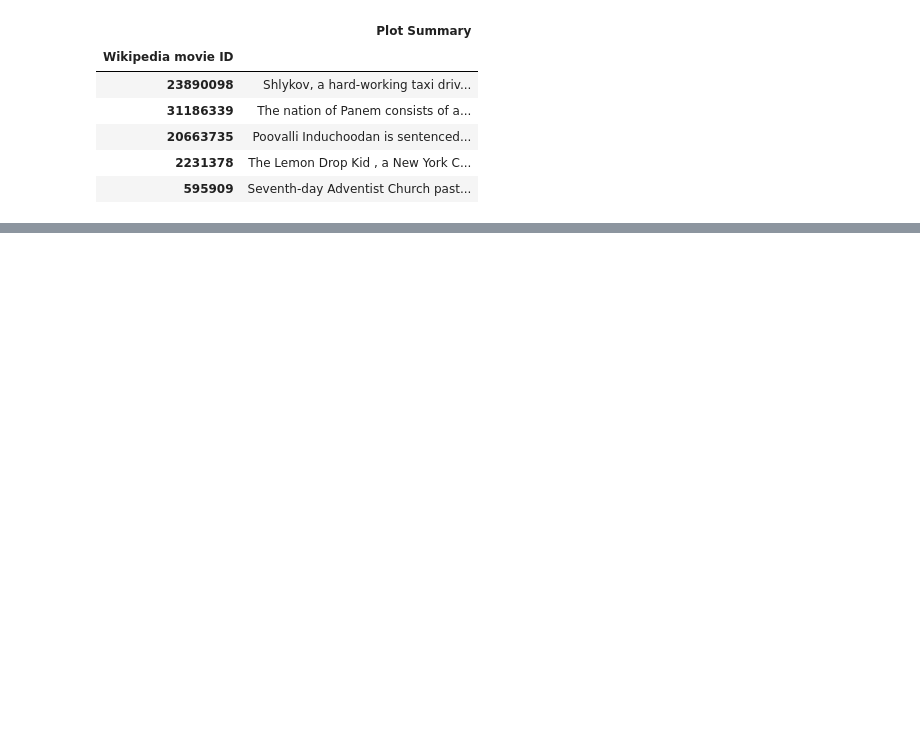
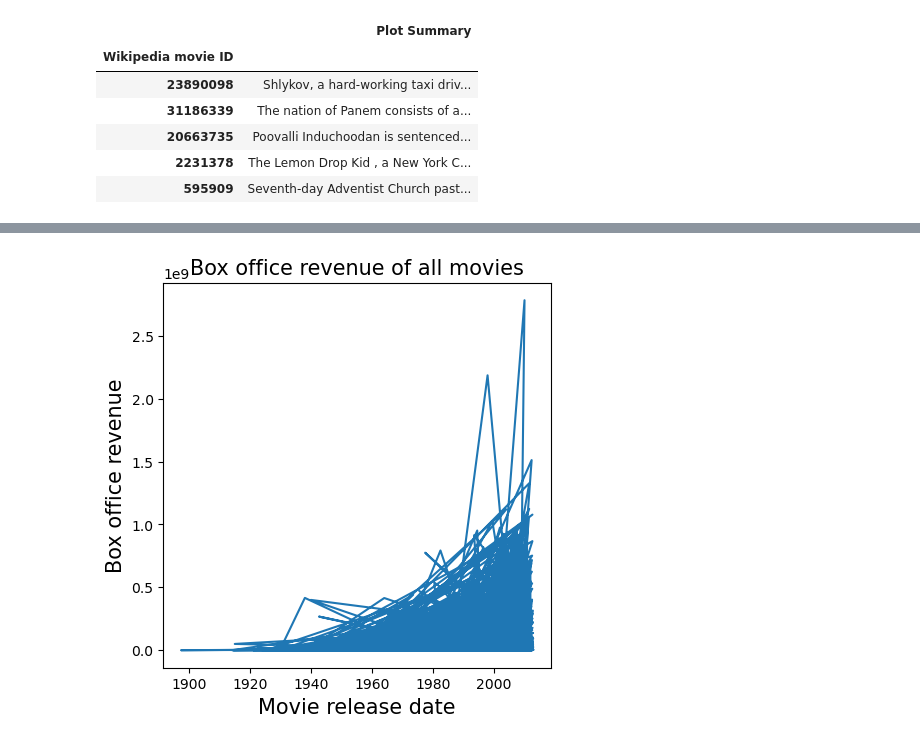
Before and after one commit to epfl-ada/ada-2022-project-cyga, a Jupyter notebook: preprocessing.ipynb, the cells around one changed output, grey strips where cells are left out. Cells and saved outputs as stored; diff of their text form; code cells hidden in the pictures; blank space fills up the shorter version.

```diff
--- a/preprocessing.ipynb
+++ b/preprocessing.ipynb
@@ -141,0 +413,2 @@ AttributeError: 'DataFrame' object has no attribute 'name'
+# %%
+movie_metadata_filt["Movie release date"] = pd.to_datetime(movie_metadata_filt["Movie release date"],errors='coerce')
@@ -141,0 +432,13 @@ AttributeError: 'DataFrame' object has no attribute 'name'
+# %%
+#No real use just to see
+
+plt.figure(figsize=(5,5), dpi = 100)
+plt.xlabel('Movie release date', fontsize = 15)
+plt.ylabel('Box office revenue', fontsize=15)
+plt.title('Box office revenue of all movies', fontsize=15)
+
+plt.plot(movie_metadata_filt["Movie release date"],movie_metadata_filt['Movie box office revenue'])
+
+plt.show()
+# %% [output]
+[figure, added]
```
Also changed, not shown: parts of 48 cells of this notebook.
